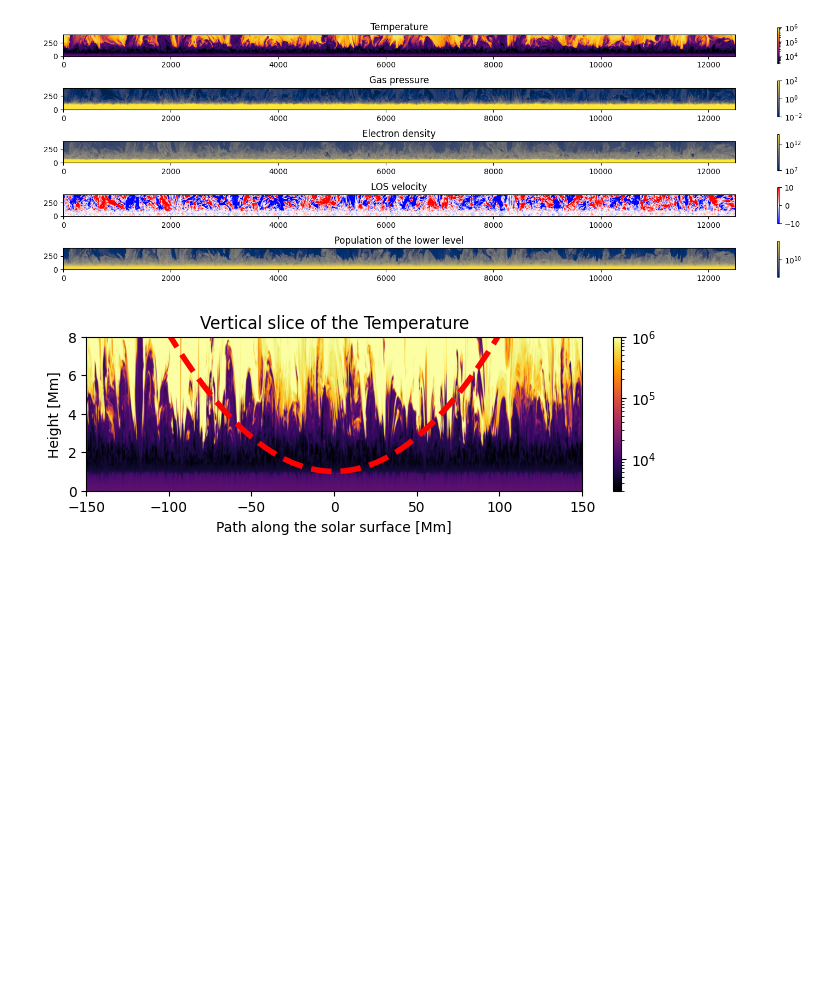
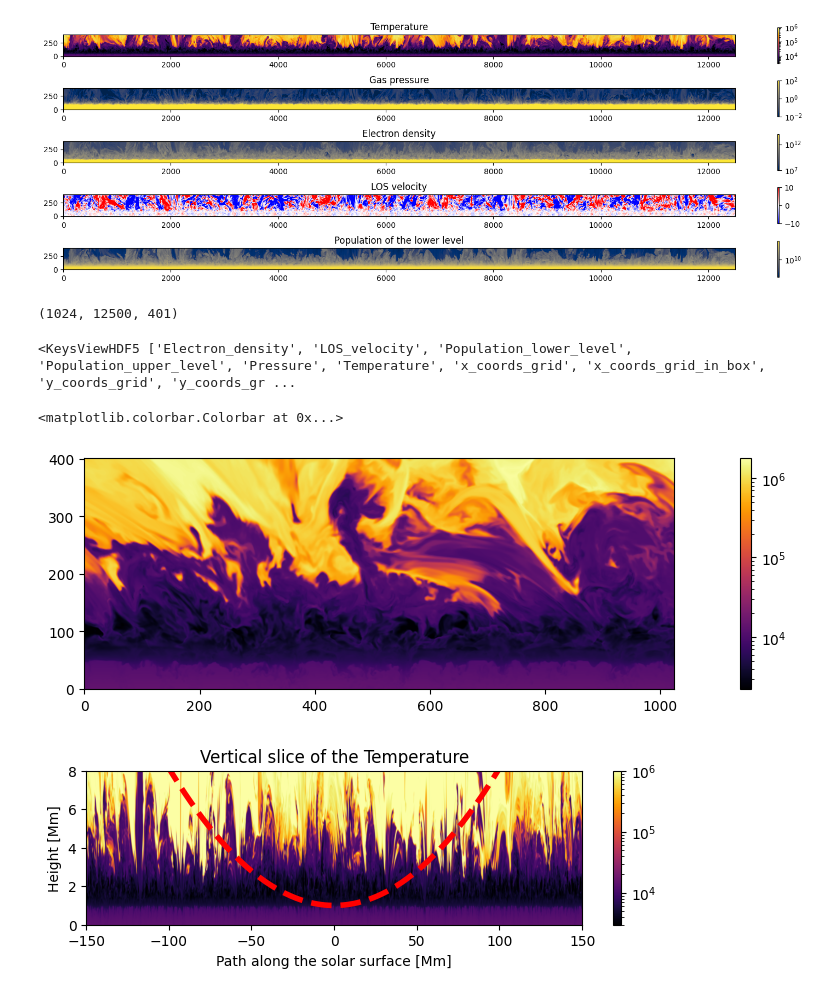
Before and after one commit to ivanzmilic/offlimb_3D_modeling, a Jupyter notebook: extend_cube.ipynb, the cells around one changed output. Drawn from its saved outputs; the diff is of its cells as text; code cells hidden in the pictures; blank space fills up the shorter version.

```diff
--- a/extend_cube.ipynb
+++ b/extend_cube.ipynb
@@ -398,3 +398,11 @@ with h5py.File('/dat/milic/SUSI_modeling/extended_off_limb_ssd_cube_paper_angle_
 import h5py
 cube = h5py.File('/dat/milic/SUSI_modeling/extended_off_limb_cube_paper_angle_80.h5', 'r')
 temp_cube = cube["Temperature"][:]
+# %%
+temp_cube.shape
+# %% [output]
+(1024, 12500, 401)
+# %%
+cube.keys()
+# %% [output]
+<KeysViewHDF5 ['Electron_density', 'LOS_velocity', 'Population_lower_level', 'Population_upper_level', 'Pressure', 'Temperature', 'x_coords_grid', 'x_coords_grid_in_box', 'y_coords_grid', 'y_coords_gr ...
@@ -400,0 +411,7 @@ temp_cube = cube["Temperature"][:]
+# %%
+plt.figure(figsize=[17,3])
+plt.imshow(temp_cube[0, :1024, :].T, cmap='inferno', origin='lower', norm='log')
+plt.colorbar()
+# %% [output]
+<matplotlib.colorbar.Colorbar at 0x...>
+[figure, added]
```
Also changed, not shown: parts of 2 cells of this notebook, 2 other files.
